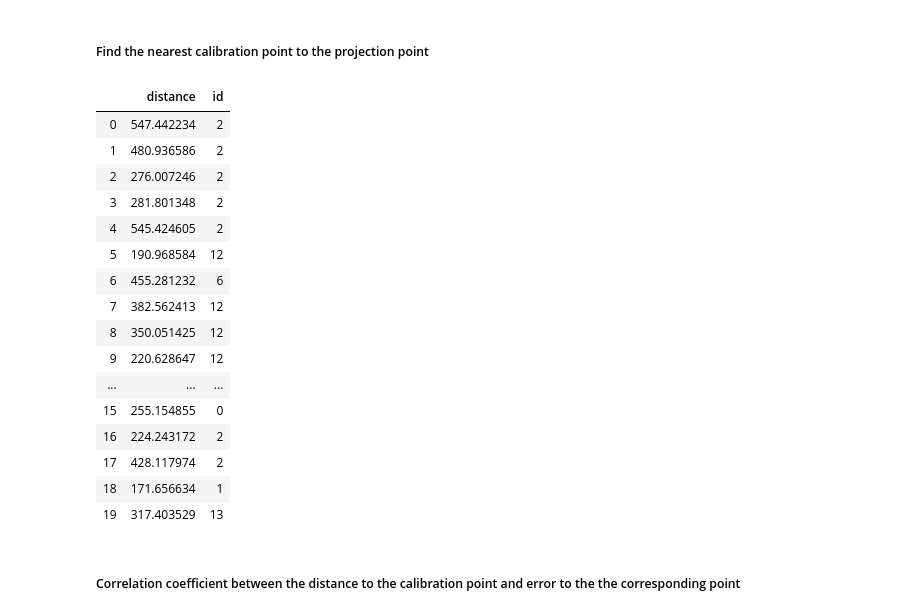
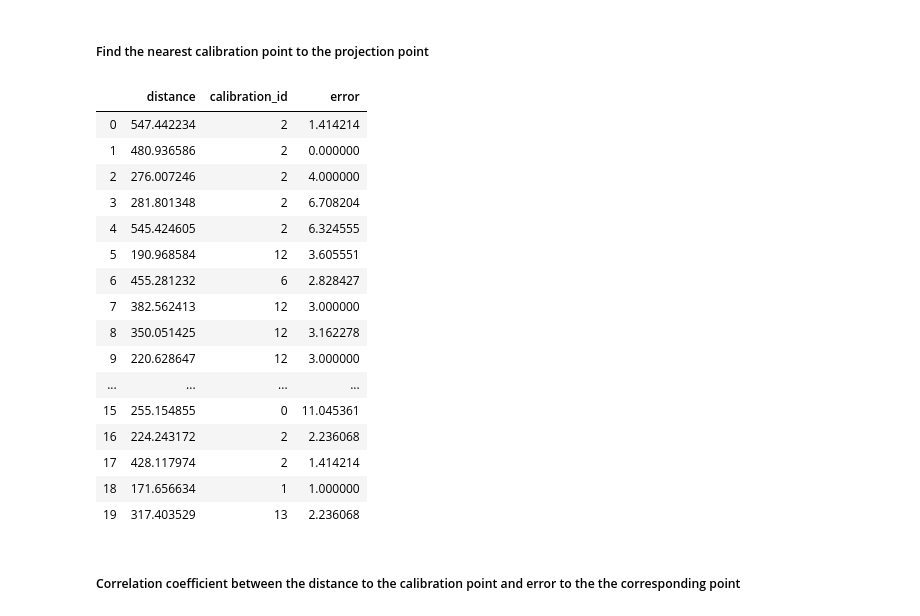
Before and after one commit to Shakshi3104/vision, a Jupyter notebook: report.ipynb, the cells around one changed output. Saved outputs shown, nothing was run; the diff lists cells and outputs as text; code cells hidden in the pictures.

```diff
--- a/report.ipynb
+++ b/report.ipynb
@@ -563,39 +563,40 @@ rpe
 # %%
 distance_nearest_points = []
 idx_nearest_points = []
 
 for row_p in points_3_obj.itertuples():
     distance_to_calibration_points = []
     u_p, v_p = row_p[1], row_p[2]
     for row_c in c3.points_for_calibration.itertuples():
         u_c, v_c = row_c[1], row_c[2]
         d = np.sqrt((u_p - u_c) ** 2 + (v_p - v_c) ** 2)
         distance_to_calibration_points += [d]
 
     distance_nearest_points += [np.min(distance_to_calibration_points)]
     idx_nearest_points += [np.argmin(distance_to_calibration_points)]
 
 nearest = pd.DataFrame({"distance": distance_nearest_points,
-                        "id": idx_nearest_points})
+                        "calibration_id": idx_nearest_points,
+                        "error": rp_errors})
 nearest
 # %% [output]
-|  | distance | id |
-| 0 | 547.442234 | 2 |
-| 1 | 480.936586 | 2 |
-| 2 | 276.007246 | 2 |
-| 3 | 281.801348 | 2 |
-| 4 | 545.424605 | 2 |
-| 5 | 190.968584 | 12 |
-| 6 | 455.281232 | 6 |
-| 7 | 382.562413 | 12 |
-| 8 | 350.051425 | 12 |
-| 9 | 220.628647 | 12 |
-| ... | ... | ... |
-| 15 | 255.154855 | 0 |
-| 16 | 224.243172 | 2 |
-| 17 | 428.117974 | 2 |
-| 18 | 171.656634 | 1 |
-| 19 | 317.403529 | 13 |
+|  | distance | calibration_id | error |
+| 0 | 547.442234 | 2 | 1.414214 |
+| 1 | 480.936586 | 2 | 0.000000 |
+| 2 | 276.007246 | 2 | 4.000000 |
+| 3 | 281.801348 | 2 | 6.708204 |
+| 4 | 545.424605 | 2 | 6.324555 |
+| 5 | 190.968584 | 12 | 3.605551 |
+| 6 | 455.281232 | 6 | 2.828427 |
+| 7 | 382.562413 | 12 | 3.000000 |
+| 8 | 350.051425 | 12 | 3.162278 |
+| 9 | 220.628647 | 12 | 3.000000 |
+| ... | ... | ... | ... |
+| 15 | 255.154855 | 0 | 11.045361 |
+| 16 | 224.243172 | 2 | 2.236068 |
+| 17 | 428.117974 | 2 | 1.414214 |
+| 18 | 171.656634 | 1 | 1.000000 |
+| 19 | 317.403529 | 13 | 2.236068 |
 # %% [markdown]
 ##### Correlation coefficient between the distance to the calibration point and error to the the corresponding point
 # %%
```
Also changed, not shown: 1 other file.
